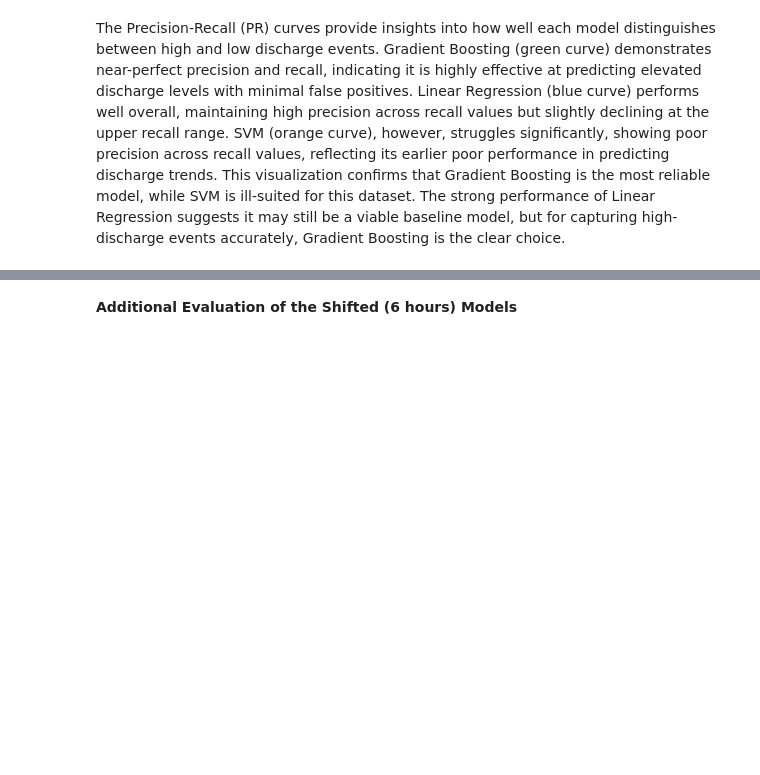
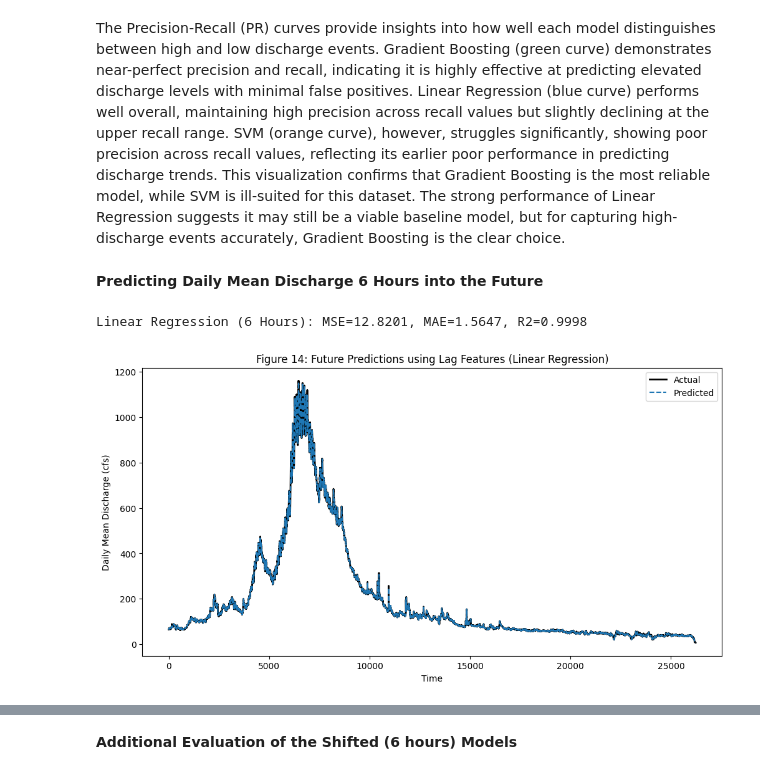
Before and after one commit to elliemmiller/datascience, a Jupyter notebook: SupervisedRegressionFinalPass.ipynb, the cells around one changed output, grey strips where cells are left out. Drawn from its saved outputs; the diff is of its cells as text; code cells hidden in the pictures; blank space fills up the shorter version.

```diff
--- a/SupervisedRegressionFinalPass.ipynb
+++ b/SupervisedRegressionFinalPass.ipynb
@@ -755,3 +689,5 @@ plt.show()
 [figure]
 # %% [markdown]
 The Precision-Recall (PR) curves provide insights into how well each model distinguishes between high and low discharge events. Gradient Boosting (green curve) demonstrates near-perfect precision and recall, indicating it is highly effective at predicting elevated discharge levels with minimal false positives. Linear Regression (blue curve) performs well overall, maintaining high precision across recall values but slightly declining at the upper recall range. SVM (orange curve), however, struggles significantly, showing poor precision across recall values, reflecting its earlier poor performance in predicting discharge trends. This visualization confirms that Gradient Boosting is the most reliable model, while SVM is ill-suited for this dataset. The strong performance of Linear Regression suggests it may still be a viable baseline model, but for capturing high-discharge events accurately, Gradient Boosting is the clear choice.
+# %% [markdown]
+**Predicting Daily Mean Discharge 6 Hours into the Future**
@@ -757,0 +714,23 @@ The Precision-Recall (PR) curves provide insights into how well each model disti
+# %%
+# Using the original linear regression model with the shifted dataset
+
+# Train Linear Regression model
+lr_model_shifted = LinearRegression()
+lr_model_shifted.fit(X_train, y_train)
+
+# Predict future values
+lr_pred_shifted = lr_model_shifted.predict(X_test)
+
+# Plot results
+plt.figure(figsize=(12, 6))
+plt.plot(y_test.values, label='Actual', color='black', linewidth=2)
+plt.plot(lr_pred_shifted, label='Predicted', linestyle='dashed')
+evaluate_model("Linear Regression (6 Hours)", y_test, lr_pred_shifted) # Changed lr_pred to lr_pred_shifted
+plt.legend()
+plt.xlabel("Time")
+plt.ylabel("Daily Mean Discharge (cfs)")
+plt.title("Figure 14: Future Predictions using Lag Features (Linear Regression)")
+plt.show()
+# %% [output]
+Linear Regression (6 Hours): MSE=12.8201, MAE=1.5647, R2=0.9998
+[figure, added]
```
Also changed, not shown: parts of 20 cells of this notebook.
